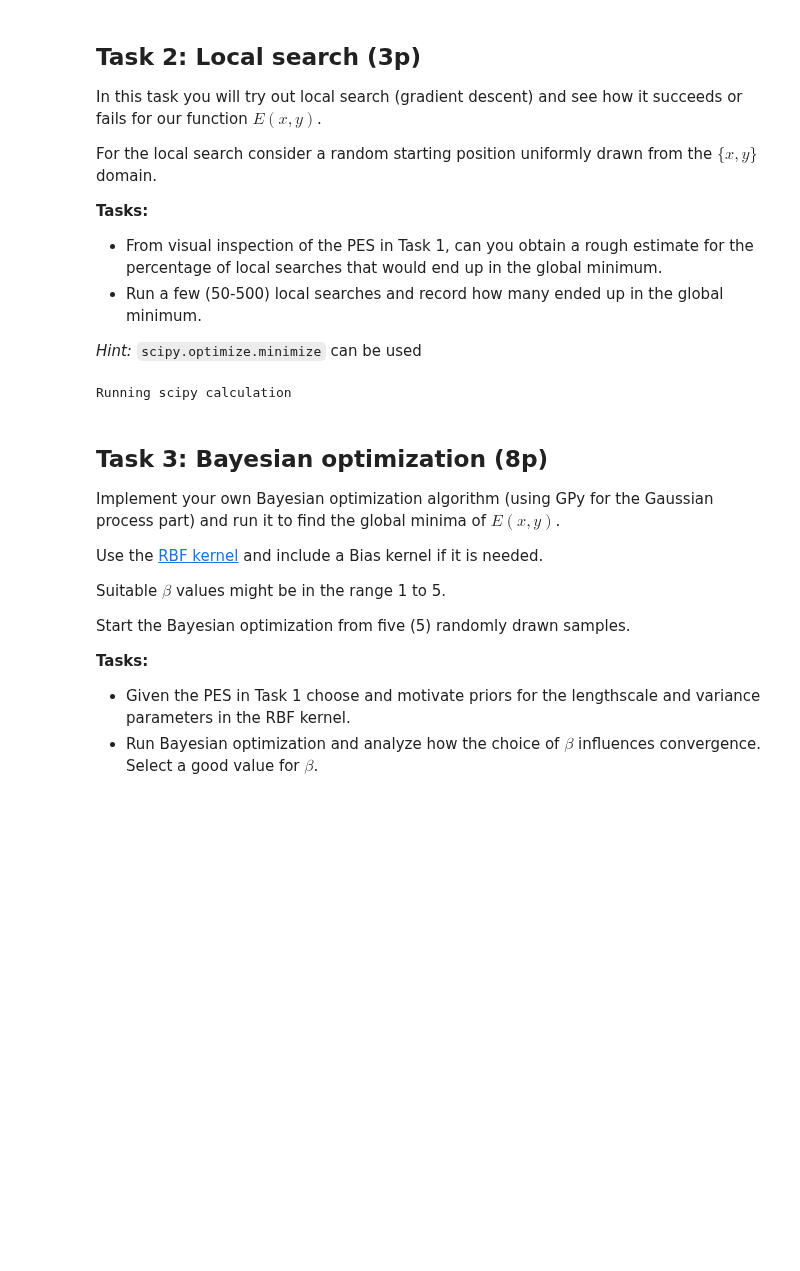
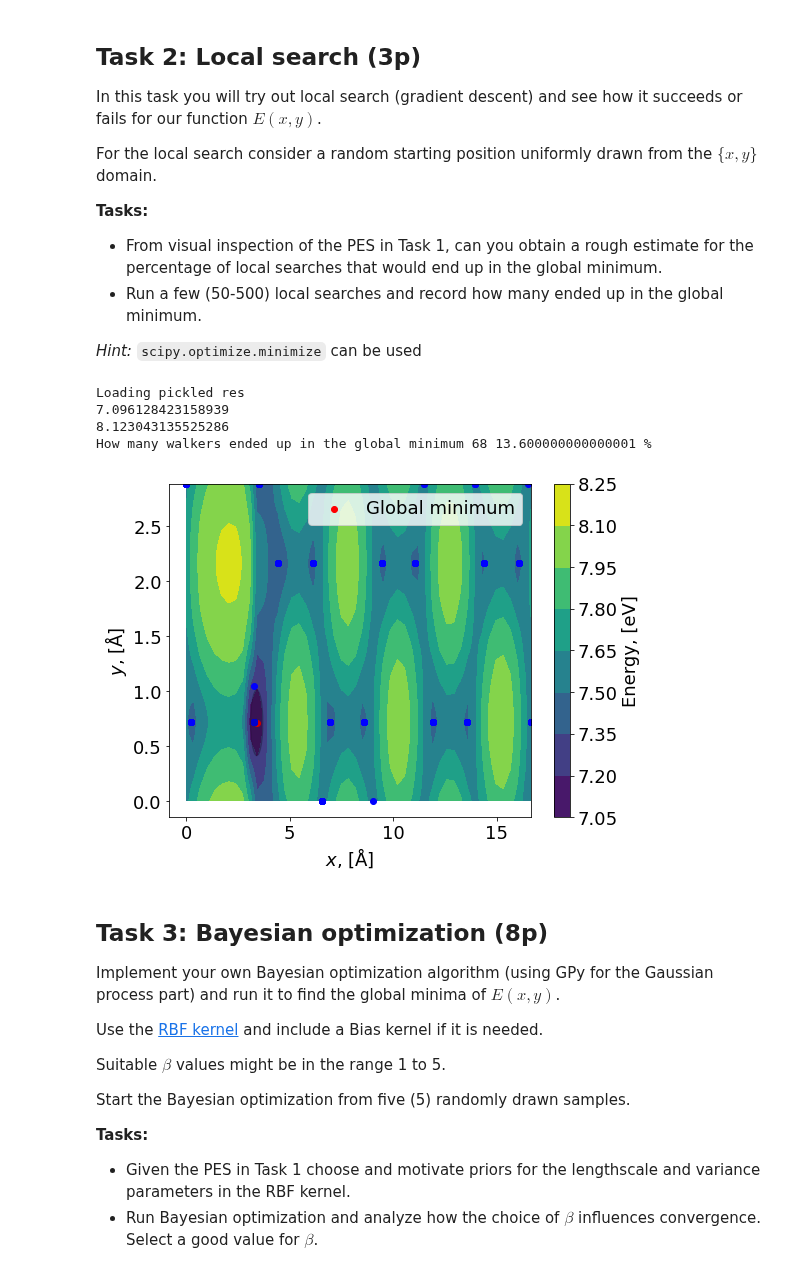
Before and after one commit to elindgren/asam_projects, a Jupyter notebook: project-2b/TIF345_bayesopt_project_2b.ipynb, the cells around one changed output. Cells and saved outputs as stored; diff of their text form; code cells hidden in the pictures; blank space fills up the shorter version.

```diff
--- a/project-2b/TIF345_bayesopt_project_2b.ipynb
+++ b/project-2b/TIF345_bayesopt_project_2b.ipynb
@@ -217,8 +217,10 @@ view(surface, viewer='x3d')
 # %% [output]
 [interactive output not drawn]
 # %%
-xs = np.linspace(0.01, 16.65653, 50)
-ys = np.linspace(0.01, 2.884996, 50)
+x_max = 16.65653
+y_max = 2.884996
+xs = np.linspace(0.01, x_max, 50)
+ys = np.linspace(0.01, y_max, 50)
 z = set_z_max(surface.get_positions())
 
 pes_file = 'pes.p'
@@ -270,27 +272,60 @@ For the local search consider a random starting position uniformly drawn from th
 
 *Hint:* `scipy.optimize.minimize` can be used
 # %%
-def pes(pos, z, surface):
+def PES(pos, z, surface):
     return calculate_adatom_energy(surface, [pos[0], pos[1], z])
 
 n_walkers = 500
 
 res_file = 'res.p'
 if os.path.isfile(res_file):
     print('Loading pickled res')
-    pes = pickle.load(open( res_file, "rb" ))
+    res = pickle.load(open( res_file, "rb" ))
 else:
     print('Running scipy calculation')
     start_x = np.random.rand(n_walkers)*np.max(xs)
     start_y = np.random.rand(n_walkers)*np.max(ys)
     start = np.array([start_x, start_y])
 
     res = []
     for i, s in tqdm(enumerate(start.T)):
-        res.append(sc.optimize.minimize(fun=pes, x0=s, args=(z, surface), bounds=((0, np.max(xs)), (0, np.max(ys)))))
+        res.append(sc.optimize.minimize(fun=PES, x0=s, args=(z, surface), bounds=((0, np.max(xs)), (0, np.max(ys)))))
     pickle.dump(res, open(res_file, "wb"))
+
+fig, ax = plt.subplots(figsize=(8,6))
+print(np.min(pes.flatten()))
+print(np.max(pes.flatten()))
+cs = ax.contourf(xs, ys, pes.T)
+cbar = fig.colorbar(cs)
+cbar.ax.set_ylabel(r'Energy, [eV]')
+ax.set_xlabel(r'$x$, [Å]')
+ax.set_ylabel(r'$y$, [Å]')
+plt.tight_layout()
+
+min_idx = np.ndarray.argmin(pes)
+u_idx = np.unravel_index(min_idx, shape=pes.shape)
+
+gm_x = xs[u_idx[0]]
+gm_y = ys[u_idx[1]]
+
+ax.scatter(x=gm_x, y=gm_y, c='r', label='Global minimum')
+ax.legend(loc='best')
+
+tol = 0.3
+circle = plt.Circle((gm_x, gm_y), tol, color="k", alpha = 0.2)
+ax.add_artist(circle)
+count = 0
+for r in res:
+    ax.scatter(r.x[0], r.x[1], c="b")
+    if((r.x[0] - gm_x)**2 + (r.x[1] - gm_y)**2 < tol**2):
+        count += 1
+print("How many walkers ended up in the global minimum", count, count/n_walkers*100, "%")
 # %% [output]
-Running scipy calculation
+Loading pickled res
+7.096128423158939
+8.123043135525286
+How many walkers ended up in the global minimum 68 13.600000000000001 %
+[figure, added]
 # %% [markdown]
 ## Task 3: Bayesian optimization (8p)
 Implement your own Bayesian optimization algorithm (using GPy for the Gaussian process part) and run it to find the global minima of $E(x, y)$.
```
Also changed, not shown: parts of 4 cells of this notebook.
